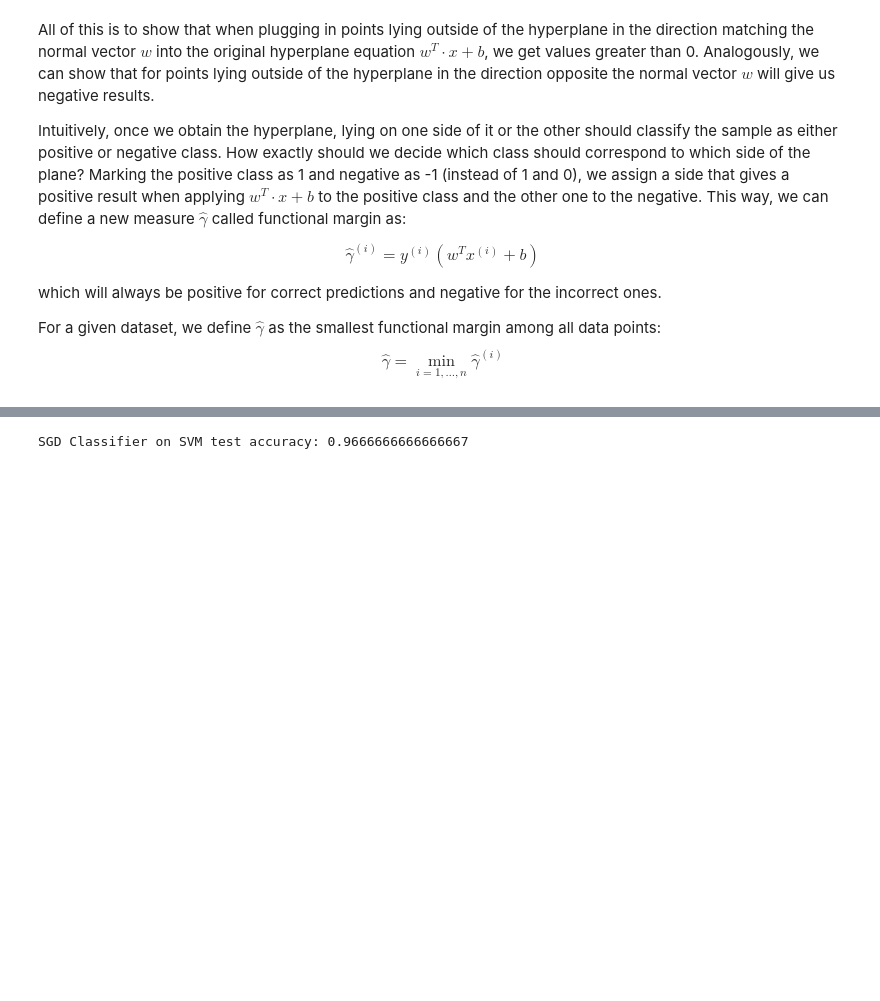
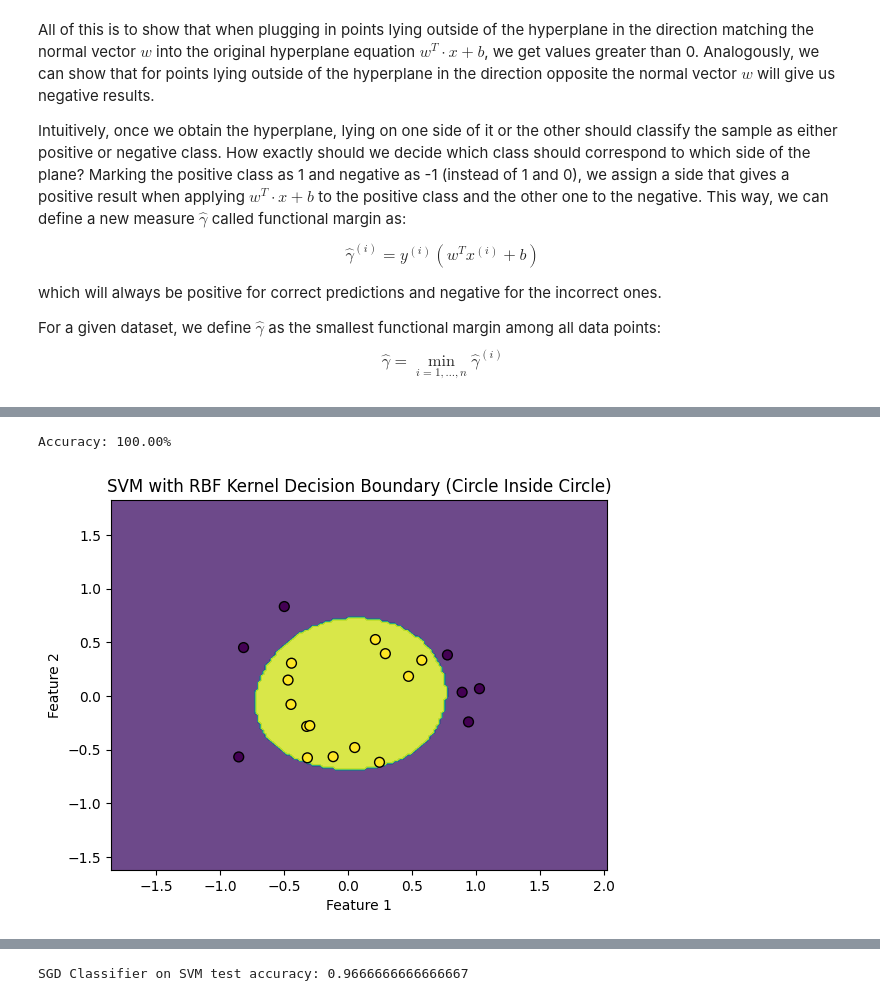
Before and after one commit to ve1nard/mlNotes, a Jupyter notebook: SVM.ipynb, the cells around one changed output, grey strips where cells are left out. Saved outputs shown, nothing was run; the diff lists cells and outputs as text; code cells hidden in the pictures; blank space fills up the shorter version.

Commit message:
kernel trick example

```diff
--- a/SVM.ipynb
+++ b/SVM.ipynb
@@ -308,0 +282,51 @@ Let's apply this to the Iris flower dataset by creating a binary classificaiton
+# %%
+# Import necessary libraries
+import numpy as np
+import matplotlib.pyplot as plt
+from sklearn.svm import SVC
+from sklearn.datasets import make_circles
+from sklearn.model_selection import train_test_split
+from sklearn.metrics import accuracy_score
+
+# Generate a dataset with a circular decision boundary
+X, y = make_circles(n_samples=100, factor=0.5, noise=0.1)
+
+# Split the data into training and testing sets (80% train, 20% test)
+X_train, X_test, y_train, y_test = train_test_split(X, y, test_size=0.2, random_state=42)
+
+# Initialize the SVM classifier with an RBF (Gaussian) kernel
+model = SVC(kernel='rbf', gamma='scale')  # 'scale' is the default for gamma
+
+# Train the model
+model.fit(X_train, y_train)
+
+# Make predictions on the test set
+y_pred = model.predict(X_test)
+
+# Evaluate the model accuracy
+accuracy = accuracy_score(y_test, y_pred)
+print(f"Accuracy: {accuracy * 100:.2f}%")
+
+# Plotting the decision boundary
+def plot_decision_boundary(X, y, model):
+    h = .02  # Step size in the mesh
+    x_min, x_max = X[:, 0].min() - 1, X[:, 0].max() + 1
+    y_min, y_max = X[:, 1].min() - 1, X[:, 1].max() + 1
+
+    xx, yy = np.meshgrid(np.arange(x_min, x_max, h),
+                         np.arange(y_min, y_max, h))
+    Z = model.predict(np.c_[xx.ravel(), yy.ravel()])
+    Z = Z.reshape(xx.shape)
+
+    plt.contourf(xx, yy, Z, alpha=0.8)
+    plt.scatter(X[:, 0], X[:, 1], c=y, edgecolors='k', marker='o', s=50)
+    plt.title("SVM with RBF Kernel Decision Boundary")
+    plt.xlabel("Feature 1")
+    plt.ylabel("Feature 2")
+    plt.show()
+
+# Plot the decision boundary of the classifier
+plot_decision_boundary(X_test, y_test, model)
+# %% [output]
+Accuracy: 100.00%
+[figure, added]
```
Also changed, not shown: parts of 2 cells of this notebook.
